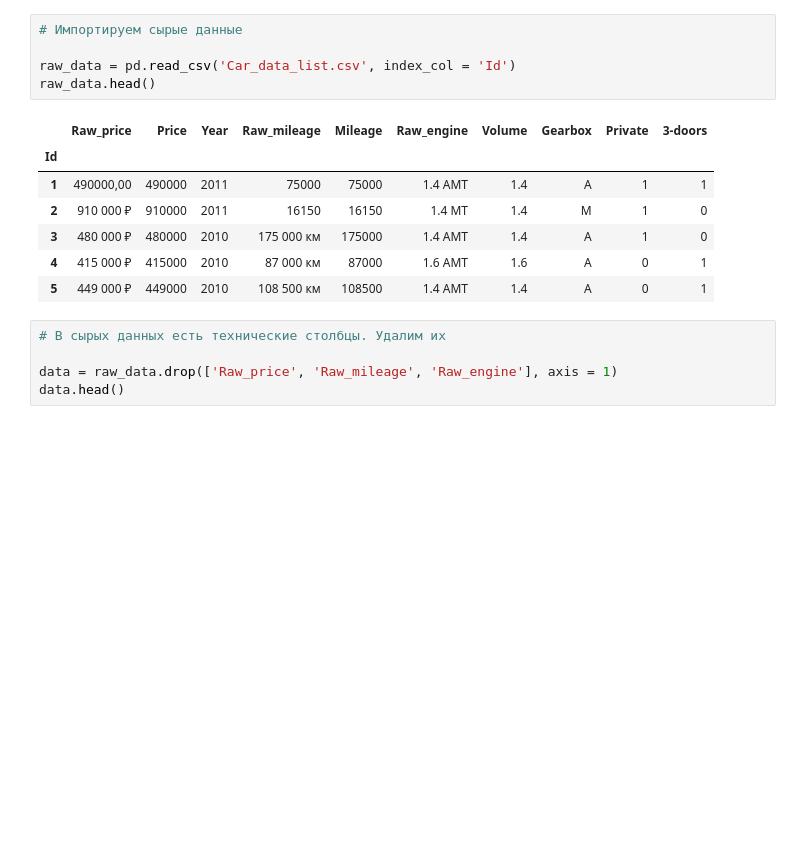
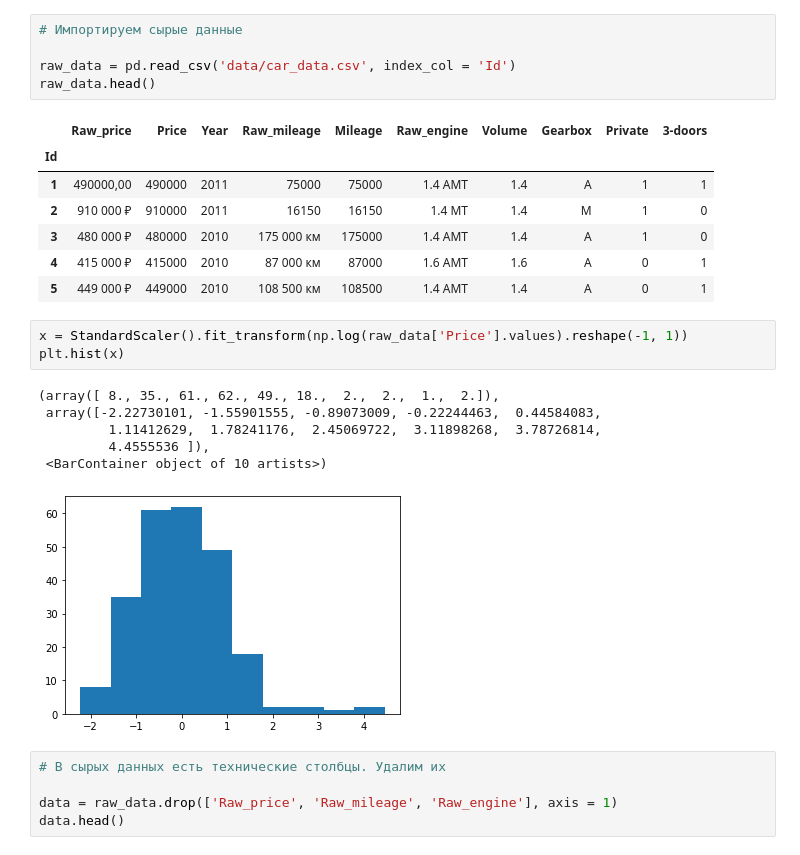
Before and after one commit to ruzarx/MLPr, a Jupyter notebook: VW_price/VW_Price.ipynb, the cells around one changed output. Saved outputs shown, nothing was run; the diff lists cells and outputs as text; blank space fills up the shorter version.

```diff
--- a/VW_price/VW_Price.ipynb
+++ b/VW_price/VW_Price.ipynb
@@ -13,7 +11,7 @@ import seaborn as sns
 # %%
 # Импортируем сырые данные
 
-raw_data = pd.read_csv('Car_data_list.csv', index_col = 'Id')
+raw_data = pd.read_csv('data/car_data.csv', index_col = 'Id')
 raw_data.head()
 # %% [output]
 |  | Raw_price | Price | Year | Raw_mileage | Mileage | Raw_engine | Volume | Gearbox | Private | 3-doors |
@@ -23,6 +21,16 @@ raw_data.head()
 | 3 | 480 000 ₽ | 480000 | 2010 | 175 000 км | 175000 | 1.4 AMT | 1.4 | A | 1 | 0 |
 | 4 | 415 000 ₽ | 415000 | 2010 | 87 000 км | 87000 | 1.6 AMT | 1.6 | A | 0 | 1 |
 | 5 | 449 000 ₽ | 449000 | 2010 | 108 500 км | 108500 | 1.4 AMT | 1.4 | A | 0 | 1 |
+# %%
+x = StandardScaler().fit_transform(np.log(raw_data['Price'].values).reshape(-1, 1))
+plt.hist(x)
+# %% [output]
+(array([ 8., 35., 61., 62., 49., 18.,  2.,  2.,  1.,  2.]),
+ array([-2.22730101, -1.55901555, -0.89073009, -0.22244463,  0.44584083,
+         1.11412629,  1.78241176,  2.45069722,  3.11898268,  3.78726814,
+         4.4555536 ]),
+ <BarContainer object of 10 artists>)
+[figure, added]
 # %%
 # В сырых данных есть технические столбцы. Удалим их
 
```
Also changed, not shown: parts of 1 cell of this notebook, 14 other files.
